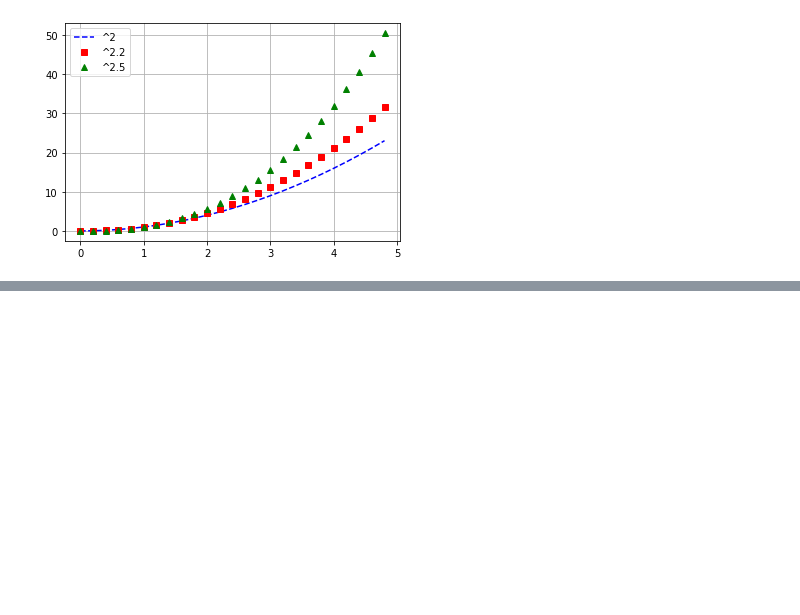
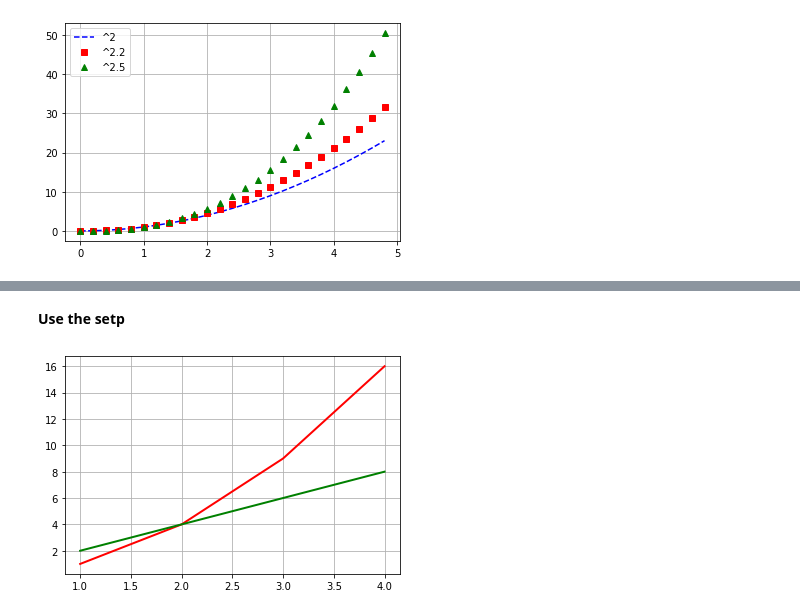
Before and after one commit to armanansari1997/Python_for_Data_Science, a Jupyter notebook: Scaler_free_Srikanth_Varma/matplotlib_pyplot.ipynb, the cells around one changed output, grey strips where cells are left out. Drawn from its saved outputs; the diff is of its cells as text; code cells hidden in the pictures; blank space fills up the shorter version.

```diff
--- a/Scaler_free_Srikanth_Varma/matplotlib_pyplot.ipynb
+++ b/Scaler_free_Srikanth_Varma/matplotlib_pyplot.ipynb
@@ -63,0 +79,19 @@ plt.show()
+# %% [markdown]
+**Use the setp**
+# %%
+# x1 = [1, 2, 3, 4]
+y1 = [1, 4, 9, 16]
+x2 = [1, 2, 3, 4]
+y2 = [2, 4, 6, 8]
+
+lines = plt.plot(x1, y1, x2, y2)
+
+# use eyword args
+plt.setp(lines[0], color='r', linewidth=2.0)
+
+# or MATLAB style string value paors
+plt.setp(lines[1], 'color', 'g', 'linewidth', 2.0)
+
+plt.grid()
+# %% [output]
+[figure, added]
```
Also changed, not shown: parts of 5 cells of this notebook.
